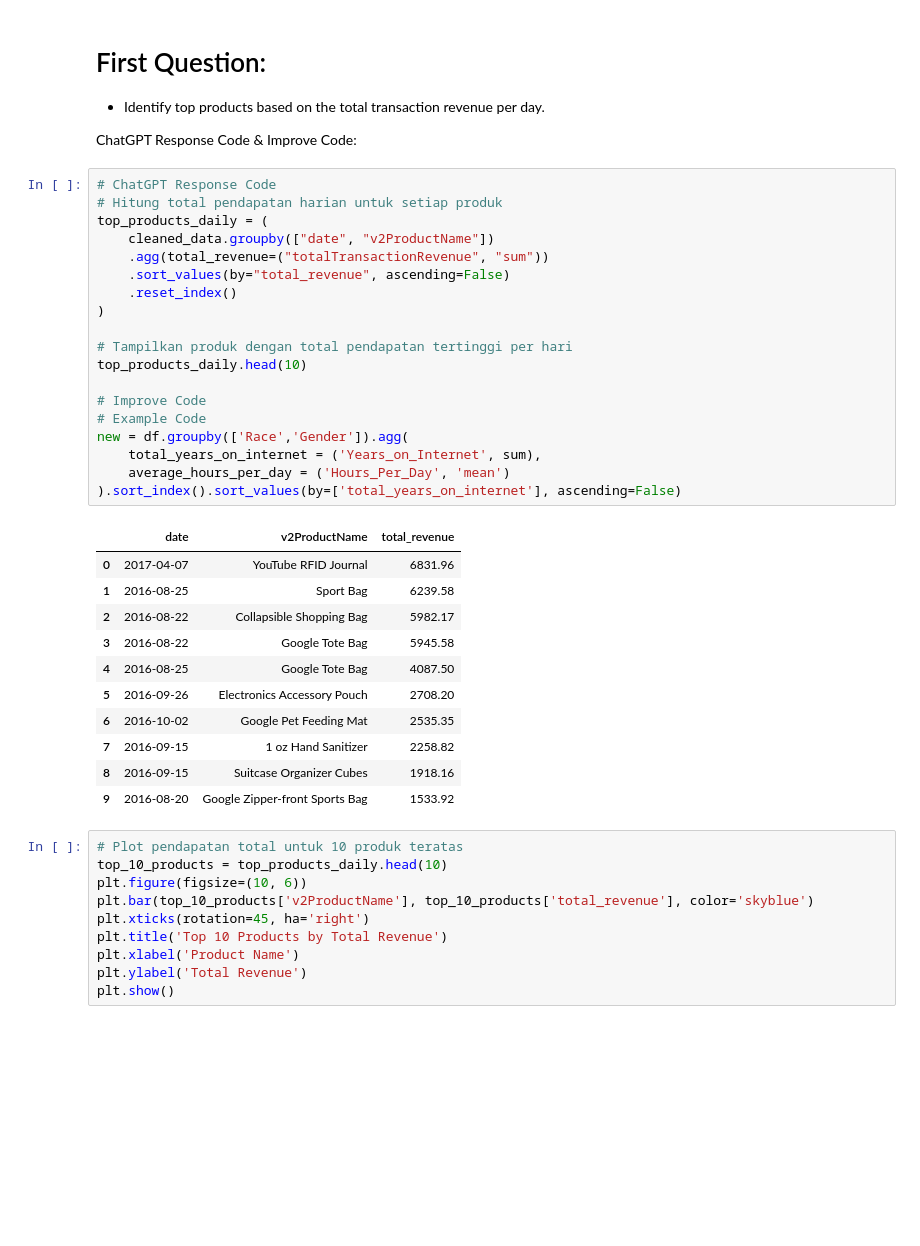
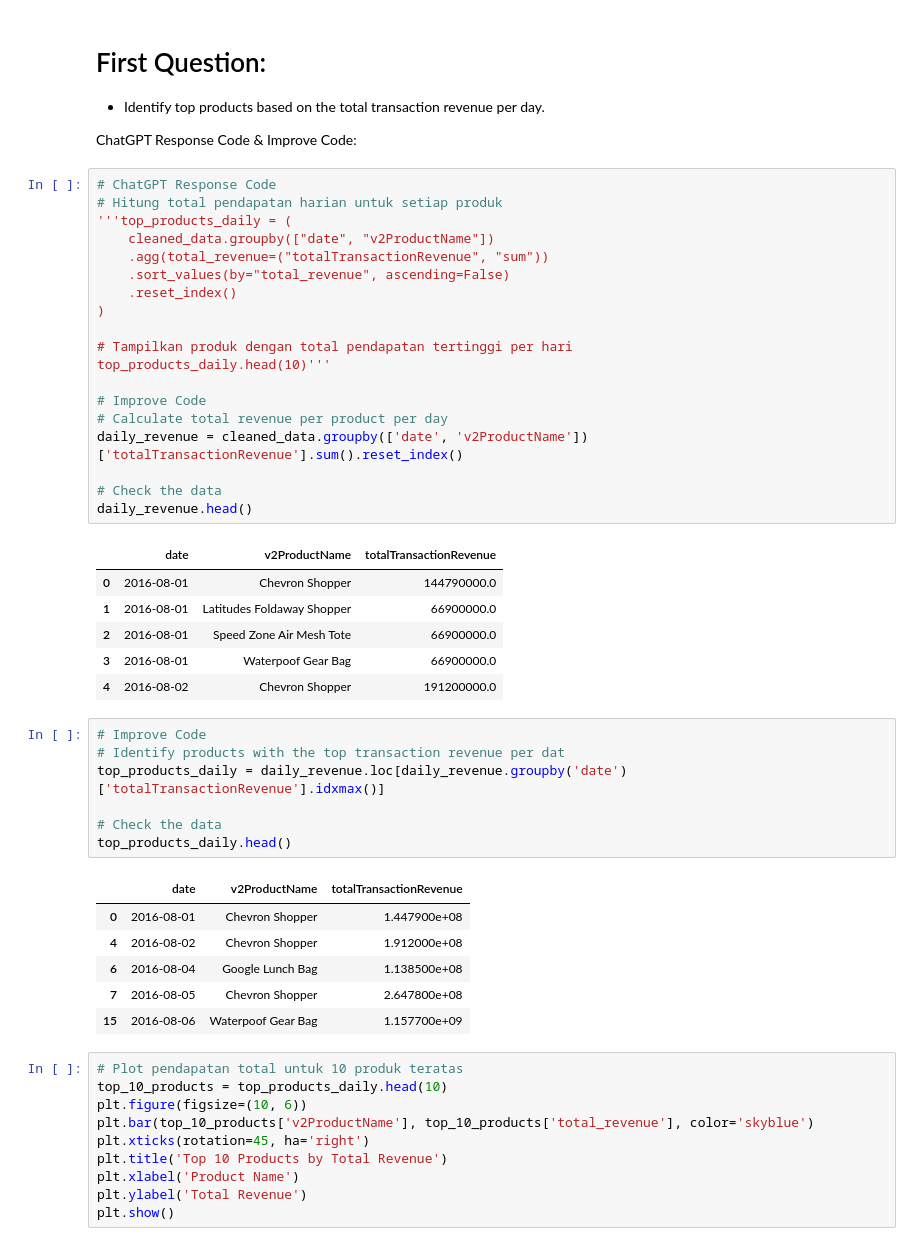
Before and after one commit to syauqikhosyi/ntx-syauqikhosyi-etl-sales-pipeline, a Jupyter notebook: Soal 1 - Data Transformation dan Analysis Case/Soal 1.ipynb, the cells around one changed output. Cells and saved outputs as stored; diff of their text form; blank space fills up the shorter version.

```diff
--- a/Soal 1 - Data Transformation dan Analysis Case/Soal 1.ipynb
+++ b/Soal 1 - Data Transformation dan Analysis Case/Soal 1.ipynb
@@ -358,34 +358,43 @@ ChatGPT Response Code & Improve Code:
 # %%
 # ChatGPT Response Code
 # Hitung total pendapatan harian untuk setiap produk
-top_products_daily = (
+'''top_products_daily = (
     cleaned_data.groupby(["date", "v2ProductName"])
     .agg(total_revenue=("totalTransactionRevenue", "sum"))
     .sort_values(by="total_revenue", ascending=False)
     .reset_index()
 )
 
 # Tampilkan produk dengan total pendapatan tertinggi per hari
-top_products_daily.head(10)
+top_products_daily.head(10)'''
 
 # Improve Code
-# Example Code
-new = df.groupby(['Race','Gender']).agg(
-    total_years_on_internet = ('Years_on_Internet', sum),
-    average_hours_per_day = ('Hours_Per_Day', 'mean')
-).sort_index().sort_values(by=['total_years_on_internet'], ascending=False)
+# Calculate total revenue per product per day
+daily_revenue = cleaned_data.groupby(['date', 'v2ProductName'])['totalTransactionRevenue'].sum().reset_index()
+
+# Check the data
+daily_revenue.head()
 # %% [output]
-|  | date | v2ProductName | total_revenue |
-| 0 | 2017-04-07 | YouTube RFID Journal | 6831.96 |
-| 1 | 2016-08-25 | Sport Bag | 6239.58 |
-| 2 | 2016-08-22 | Collapsible Shopping Bag | 5982.17 |
-| 3 | 2016-08-22 | Google Tote Bag | 5945.58 |
-| 4 | 2016-08-25 | Google Tote Bag | 4087.50 |
-| 5 | 2016-09-26 | Electronics Accessory Pouch | 2708.20 |
-| 6 | 2016-10-02 | Google Pet Feeding Mat | 2535.35 |
-| 7 | 2016-09-15 | 1 oz Hand Sanitizer | 2258.82 |
-| 8 | 2016-09-15 | Suitcase Organizer Cubes | 1918.16 |
-| 9 | 2016-08-20 | Google Zipper-front Sports Bag | 1533.92 |
+|  | date | v2ProductName | totalTransactionRevenue |
+| 0 | 2016-08-01 | Chevron Shopper | 144790000.0 |
+| 1 | 2016-08-01 | Latitudes Foldaway Shopper | 66900000.0 |
+| 2 | 2016-08-01 | Speed Zone Air Mesh Tote | 66900000.0 |
+| 3 | 2016-08-01 | Waterpoof Gear Bag | 66900000.0 |
+| 4 | 2016-08-02 | Chevron Shopper | 191200000.0 |
+# %%
+# Improve Code
+# Identify products with the top transaction revenue per dat
+top_products_daily = daily_revenue.loc[daily_revenue.groupby('date')['totalTransactionRevenue'].idxmax()]
+
+# Check the data
+top_products_daily.head()
+# %% [output]
+|  | date | v2ProductName | totalTransactionRevenue |
+| 0 | 2016-08-01 | Chevron Shopper | 1.447900e+08 |
+| 4 | 2016-08-02 | Chevron Shopper | 1.912000e+08 |
+| 6 | 2016-08-04 | Google Lunch Bag | 1.138500e+08 |
+| 7 | 2016-08-05 | Chevron Shopper | 2.647800e+08 |
+| 15 | 2016-08-06 | Waterpoof Gear Bag | 1.157700e+09 |
 # %%
 # Plot pendapatan total untuk 10 produk teratas
 top_10_products = top_products_daily.head(10)
```
